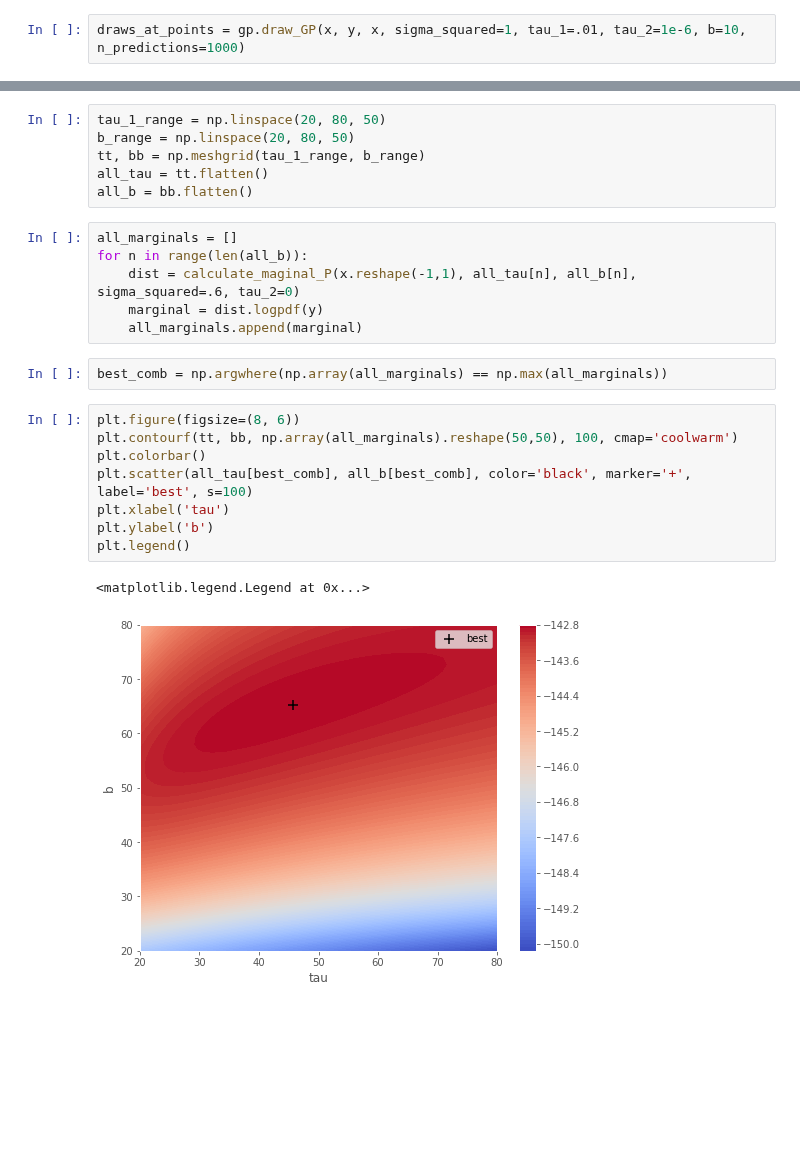
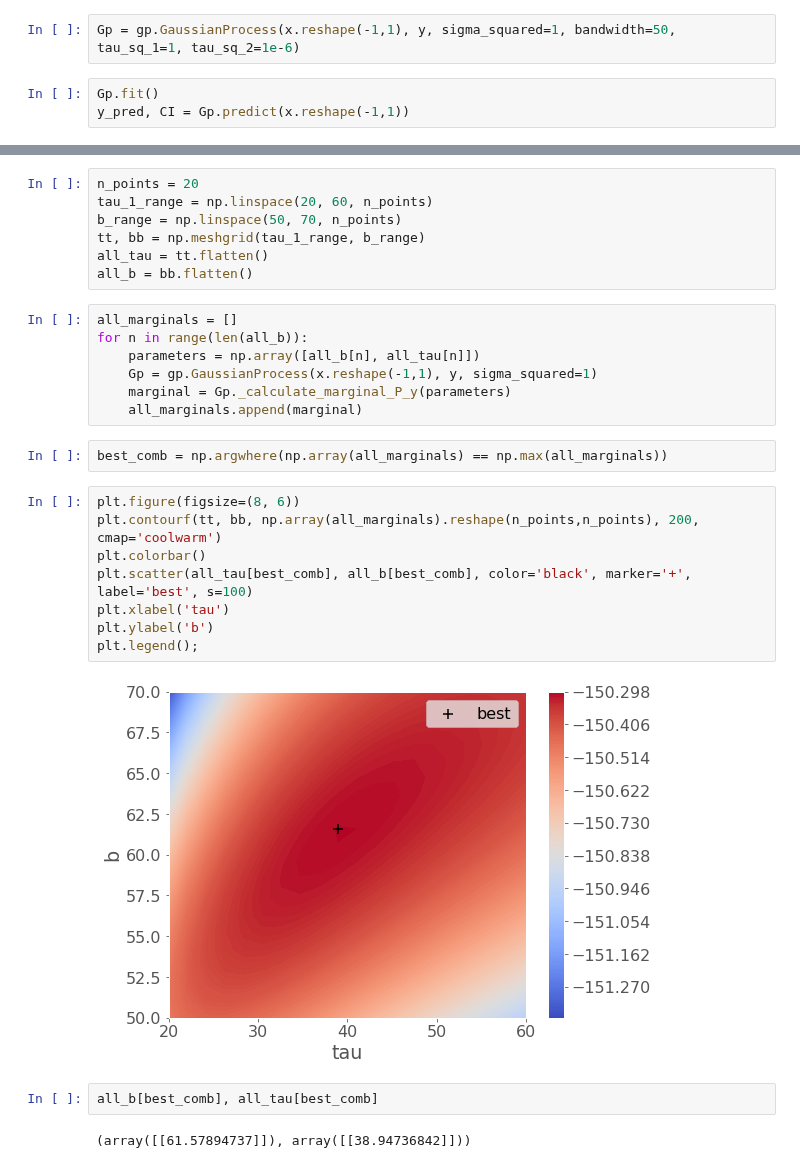
Before and after one commit to JulietteFranque/SDS383D_JF, a Jupyter notebook: exercises-06/notebooks/utilities.ipynb, the cells around one changed output, grey strips where cells are left out. Cells and saved outputs as stored; diff of their text form; blank space fills up the shorter version.

```diff
--- a/exercises-06/notebooks/utilities.ipynb
+++ b/exercises-06/notebooks/utilities.ipynb
@@ -18,2 +18,5 @@ y_pred, _ = gp.get_GP_parameters(x, y, x_plot, sigma_squared=1, tau_1=.01, tau_2
+# %%
+Gp = gp.GaussianProcess(x.reshape(-1,1), y, sigma_squared=1, bandwidth=50, tau_sq_1=1, tau_sq_2=1e-6)
 # %%
-draws_at_points = gp.draw_GP(x, y, x, sigma_squared=1, tau_1=.01, tau_2=1e-6, b=10, n_predictions=1000)
+Gp.fit()
+y_pred, CI = Gp.predict(x.reshape(-1,1))
@@ -38,25 +36,30 @@ def calculate_maginal_P(x, tau_1, b, sigma_squared, tau_2=0):
 # %%
-tau_1_range = np.linspace(20, 80, 50)
-b_range = np.linspace(20, 80, 50)
+n_points = 20
+tau_1_range = np.linspace(20, 60, n_points)
+b_range = np.linspace(50, 70, n_points)
 tt, bb = np.meshgrid(tau_1_range, b_range)
 all_tau = tt.flatten()
 all_b = bb.flatten()
 # %%
 all_marginals = []
 for n in range(len(all_b)):
-    dist = calculate_maginal_P(x.reshape(-1,1), all_tau[n], all_b[n], sigma_squared=.6, tau_2=0)
-    marginal = dist.logpdf(y)
+    parameters = np.array([all_b[n], all_tau[n]])
+    Gp = gp.GaussianProcess(x.reshape(-1,1), y, sigma_squared=1)
+    marginal = Gp._calculate_marginal_P_y(parameters)
     all_marginals.append(marginal)
 # %%
 best_comb = np.argwhere(np.array(all_marginals) == np.max(all_marginals))
 # %%
 plt.figure(figsize=(8, 6))
-plt.contourf(tt, bb, np.array(all_marginals).reshape(50,50), 100, cmap='coolwarm')
+plt.contourf(tt, bb, np.array(all_marginals).reshape(n_points,n_points), 200, cmap='coolwarm')
 plt.colorbar()
 plt.scatter(all_tau[best_comb], all_b[best_comb], color='black', marker='+', label='best', s=100)
 plt.xlabel('tau')
 plt.ylabel('b')
-plt.legend()
+plt.legend();
 # %% [output]
-<matplotlib.legend.Legend at 0x...>
-[figure, old version]
+[figure, new version]
+# %%
+all_b[best_comb], all_tau[best_comb]
+# %% [output]
+(array([[61.57894737]]), array([[38.94736842]]))
```
Also changed, not shown: parts of 7 cells of this notebook, 5 other files.
